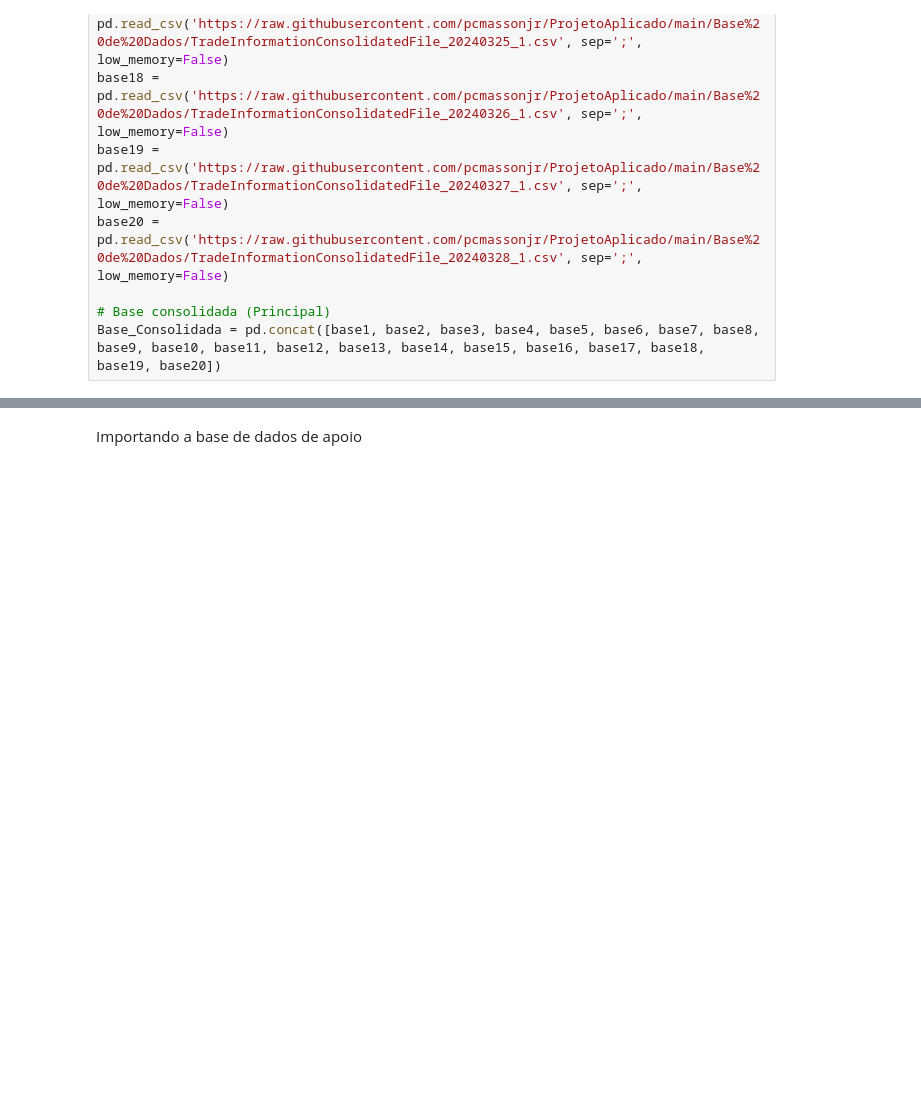
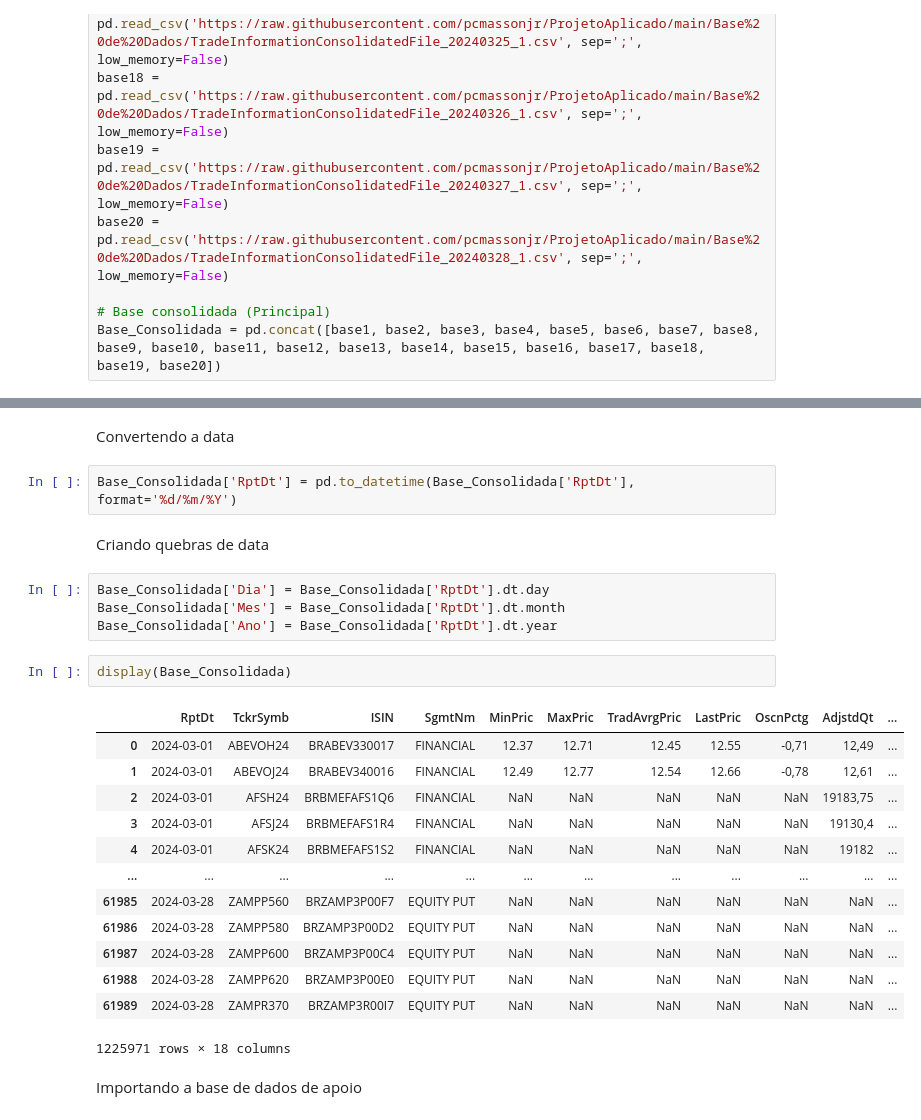
Before and after one commit to pcmassonjr/ProjetoAplicado, a Jupyter notebook: Aplicação/Projeto Aplicado - B3.ipynb, the cells around one changed output, grey strips where cells are left out. Cells and saved outputs as stored; diff of their text form; blank space fills up the shorter version.

```diff
--- a/Aplicação/Projeto Aplicado - B3.ipynb
+++ b/Aplicação/Projeto Aplicado - B3.ipynb
@@ -34,3 +42,29 @@ Base_Consolidada = pd.concat([base1, base2, base3, base4, base5, base6, base7, b
+# %% [markdown]
+Convertendo a data
+# %%
+Base_Consolidada['RptDt'] = pd.to_datetime(Base_Consolidada['RptDt'], format='%d/%m/%Y')
+# %% [markdown]
+Criando quebras de data
+# %%
+Base_Consolidada['Dia'] = Base_Consolidada['RptDt'].dt.day
+Base_Consolidada['Mes'] = Base_Consolidada['RptDt'].dt.month
+Base_Consolidada['Ano'] = Base_Consolidada['RptDt'].dt.year
+# %%
+display(Base_Consolidada)
+# %% [output]
+|  | RptDt | TckrSymb | ISIN | SgmtNm | MinPric | MaxPric | TradAvrgPric | LastPric | OscnPctg | AdjstdQt | ... |
+| 0 | 2024-03-01 | ABEVOH24 | BRABEV330017 | FINANCIAL | 12.37 | 12.71 | 12.45 | 12.55 | -0,71 | 12,49 | ... |
+| 1 | 2024-03-01 | ABEVOJ24 | BRABEV340016 | FINANCIAL | 12.49 | 12.77 | 12.54 | 12.66 | -0,78 | 12,61 | ... |
+| 2 | 2024-03-01 | AFSH24 | BRBMEFAFS1Q6 | FINANCIAL | NaN | NaN | NaN | NaN | NaN | 19183,75 | ... |
+| 3 | 2024-03-01 | AFSJ24 | BRBMEFAFS1R4 | FINANCIAL | NaN | NaN | NaN | NaN | NaN | 19130,4 | ... |
+| 4 | 2024-03-01 | AFSK24 | BRBMEFAFS1S2 | FINANCIAL | NaN | NaN | NaN | NaN | NaN | 19182 | ... |
+| ... | ... | ... | ... | ... | ... | ... | ... | ... | ... | ... | ... |
+| 61985 | 2024-03-28 | ZAMPP560 | BRZAMP3P00F7 | EQUITY PUT | NaN | NaN | NaN | NaN | NaN | NaN | ... |
+| 61986 | 2024-03-28 | ZAMPP580 | BRZAMP3P00D2 | EQUITY PUT | NaN | NaN | NaN | NaN | NaN | NaN | ... |
+| 61987 | 2024-03-28 | ZAMPP600 | BRZAMP3P00C4 | EQUITY PUT | NaN | NaN | NaN | NaN | NaN | NaN | ... |
+| 61988 | 2024-03-28 | ZAMPP620 | BRZAMP3P00E0 | EQUITY PUT | NaN | NaN | NaN | NaN | NaN | NaN | ... |
+| 61989 | 2024-03-28 | ZAMPR370 | BRZAMP3R00I7 | EQUITY PUT | NaN | NaN | NaN | NaN | NaN | NaN | ... |
+1225971 rows × 18 columns
 # %% [markdown]
 Importando a base de dados de apoio
 # %%
```
Also changed, not shown: parts of 7 cells of this notebook.
